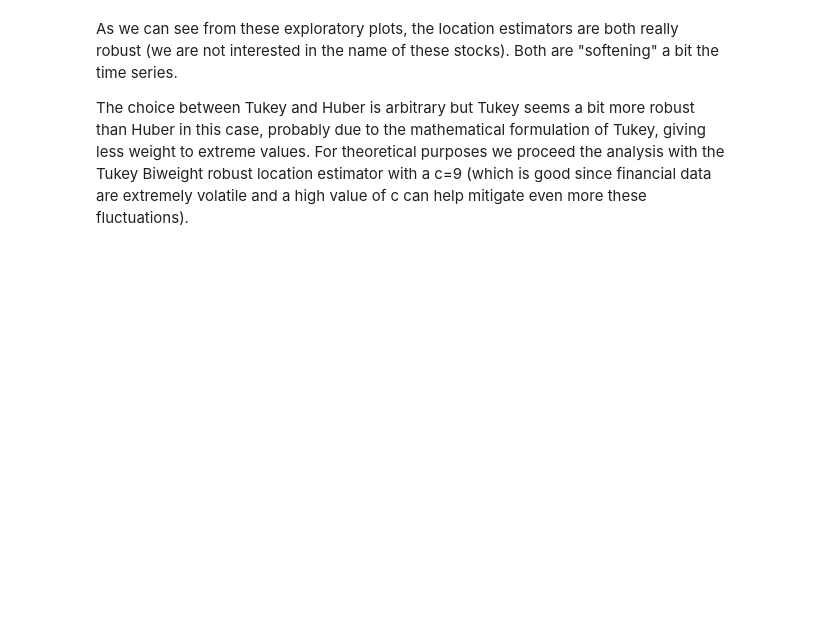
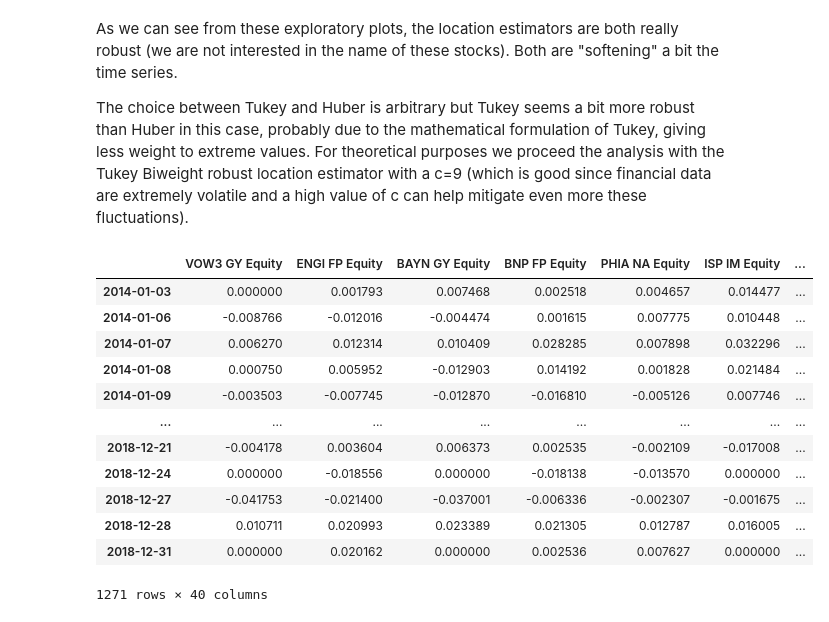
Before and after one commit to tommasograndi/portfolio-opt-with-BiLSTM-stock-preselection, a Jupyter notebook: datapreprocessing.ipynb, the cells around one changed output. Cells and saved outputs as stored; diff of their text form; code cells hidden in the pictures; blank space fills up the shorter version.

```diff
--- a/datapreprocessing.ipynb
+++ b/datapreprocessing.ipynb
@@ -523,0 +525,16 @@ huber_estimates.dropna().to_pickle("data/huber_estimates.pkl")
+# %%
+returns.to_pickle("data/stocks_returns.pkl")
+# %% [output]
+|  | VOW3 GY Equity | ENGI FP Equity | BAYN GY Equity | BNP FP Equity | PHIA NA Equity | ISP IM Equity | ... |
+| 2014-01-03 | 0.000000 | 0.001793 | 0.007468 | 0.002518 | 0.004657 | 0.014477 | ... |
+| 2014-01-06 | -0.008766 | -0.012016 | -0.004474 | 0.001615 | 0.007775 | 0.010448 | ... |
+| 2014-01-07 | 0.006270 | 0.012314 | 0.010409 | 0.028285 | 0.007898 | 0.032296 | ... |
+| 2014-01-08 | 0.000750 | 0.005952 | -0.012903 | 0.014192 | 0.001828 | 0.021484 | ... |
+| 2014-01-09 | -0.003503 | -0.007745 | -0.012870 | -0.016810 | -0.005126 | 0.007746 | ... |
+| ... | ... | ... | ... | ... | ... | ... | ... |
+| 2018-12-21 | -0.004178 | 0.003604 | 0.006373 | 0.002535 | -0.002109 | -0.017008 | ... |
+| 2018-12-24 | 0.000000 | -0.018556 | 0.000000 | -0.018138 | -0.013570 | 0.000000 | ... |
+| 2018-12-27 | -0.041753 | -0.021400 | -0.037001 | -0.006336 | -0.002307 | -0.001675 | ... |
+| 2018-12-28 | 0.010711 | 0.020993 | 0.023389 | 0.021305 | 0.012787 | 0.016005 | ... |
+| 2018-12-31 | 0.000000 | 0.020162 | 0.000000 | 0.002536 | 0.007627 | 0.000000 | ... |
+1271 rows × 40 columns
```
Also changed, not shown: parts of 3 cells of this notebook, 5 other files.
